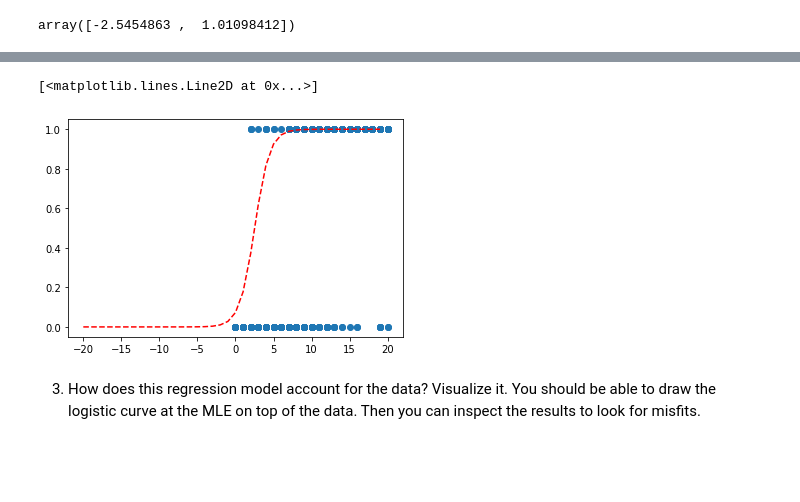
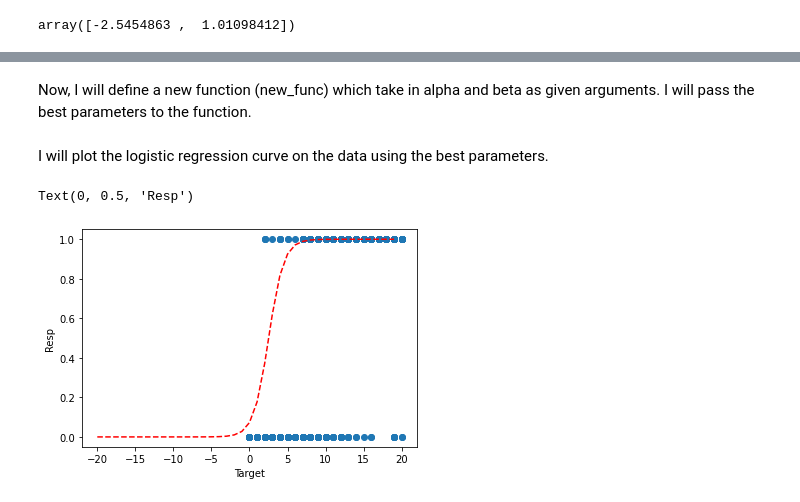
Before and after one commit to jungsunyoo/uci-psych203, a Jupyter notebook: PSYCH203B_A1.ipynb, the cells around one changed output, grey strips where cells are left out. Saved outputs shown, nothing was run; the diff lists cells and outputs as text; code cells hidden in the pictures; blank space fills up the shorter version.

```diff
--- a/PSYCH203B_A1.ipynb
+++ b/PSYCH203B_A1.ipynb
@@ -49,3 +49,8 @@ popt, pcov = curve_fit(nll, X,y)
+# %%
+popt, _ = curve_fit(nll, X,y)
+# In the optimization function, three arguments should be provided:
+#(1) function (2) the x data we're trying to optimize parameters on , and (3) the y data (labels) we're trying to fit the parameters on
+# Returns: the best parameters
 # %%
 popt
 # %% [output]
@@ -58,15 +62,19 @@ array([[inf, inf],
+# %% [markdown]
+Now, I will define a new function (new_func) which take in alpha and beta as given arguments. I will pass the best parameters to the function.
 # %%
 def new_func(x, alpha, beta):
   q = alpha + beta*x
   p = make_p(q)
   return p
+# %% [markdown]
+I will plot the logistic regression curve on the data using the best parameters.
 # %%
 plt.scatter(X,y, marker='o')
 # x = s361['target']
 x=np.arange(-20,20)
 plt.plot(x,new_func(x,*popt), 'r--')
+plt.xlabel('Target')
+plt.ylabel('Resp')
 # %% [output]
-[<matplotlib.lines.Line2D at 0x...>]
+Text(0, 0.5, 'Resp')
-[figure, old version]
+[figure, new version]
-# %% [markdown]
-3. How does this regression model account for the data? Visualize it. You should be able to draw the logistic curve at the MLE on top of the data. Then you can inspect the results to look for misfits.
```
Also changed, not shown: parts of 17 cells of this notebook.
